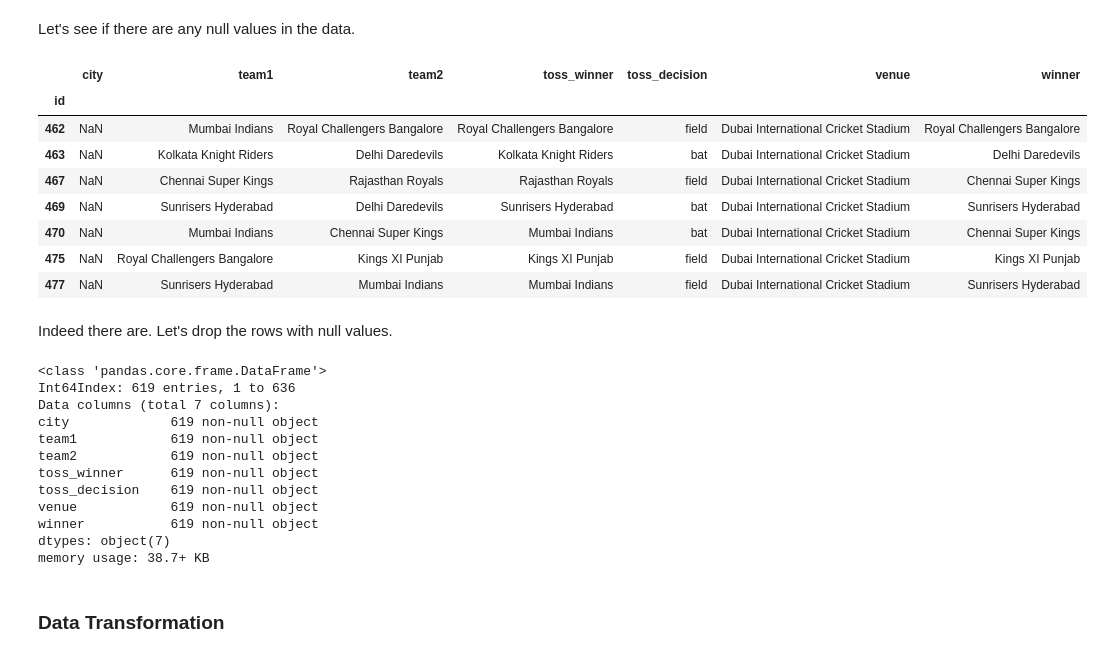
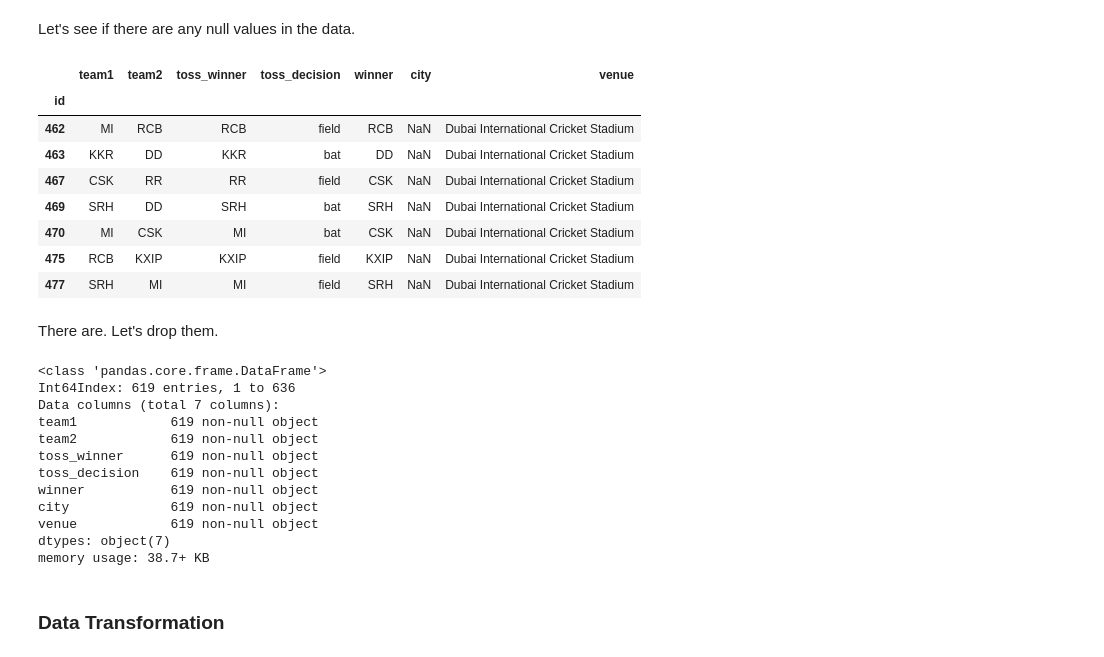
Before and after one commit to tanmay-kulkarni/general_ml, a Jupyter notebook: Cricket.ipynb, the cells around one changed output. Drawn from its saved outputs; the diff is of its cells as text; code cells hidden in the pictures.

```diff
--- a/Cricket.ipynb
+++ b/Cricket.ipynb
@@ -83,2 +96,22 @@ To help improve the model accuracy, let's remove the games which were either tie
 # %%
 df=df[df.result=='normal']
+# %%
+team_to_code = {'Mumbai Indians':'MI',
+'Chennai Super Kings':'CSK',
+'Kolkata Knight Riders':'KKR',
+'Royal Challengers Bangalore':'RCB',
+'Kings XI Punjab':'KXIP',
+'Rajasthan Royals':'RR',
+'Delhi Daredevils':'DD',
+'Sunrisers Hyderabad':'SRH',
+'Deccan Chargers':'DC',
+'Gujarat Lions':'GL',
+'Pune Warriors':'RPS',
+'Rising Pune Supergiant':'RPS',
+'Kochi Tuskers Kerala':'KTK',
+'Rising Pune Supergiants':'RPS'}
+
+df.team1=df.team1.map(team_to_code)
+df.team2=df.team2.map(team_to_code)
+df.toss_winner = df.toss_winner.map(team_to_code)
+df.winner = df.winner.map(team_to_code)
@@ -268,12 +293,9 @@ The reason for omiting the other features briefly are:
 winner is our target variable here.
 # %%
 #df_data = df[['season', 'city', 'team1', 'team2', 'toss_winner', 'toss_decision', 'venue', 'umpire1', 'umpire2', 'winner']]
-
 #df_data = df[['season', 'city', 'team1', 'team2', 'toss_winner','toss_decision', 'venue', 'winner']]
 
-df_data = df[[ 'city', 'team1', 'team2', 'toss_winner','toss_decision', 'venue', 'winner']]
-
-#df_Y = df['winner']
+df_data = df[[ 'team1', 'team2', 'toss_winner','toss_decision', 'winner', 'city', 'venue']]
 # %%
 df_data.head()
 # %% [output]
@@ -304,20 +326,20 @@ memory usage: 59.1+ KB
 # %% [markdown]
 Let's see if there are any null values in the data.
 # %%
-df_data[ df_data.venue.isnull() | df_data.toss_decision.isnull() | df_data.toss_winner.isnull() \
-   | df_data.team2.isnull() | df_data.team1.isnull() | df_data.city.isnull() ]
+df_data[  df_data.toss_decision.isnull() | df_data.toss_winner.isnull() \
+   | df_data.team2.isnull() | df_data.team1.isnull() | df_data.city.isnull() | df_data.venue.isnull()]
 # %% [output]
-|  | city | team1 | team2 | toss_winner | toss_decision | venue | winner |
+|  | team1 | team2 | toss_winner | toss_decision | winner | city | venue |
 | id |  |  |  |  |  |  |  |
-| 462 | NaN | Mumbai Indians | Royal Challengers Bangalore | Royal Challengers Bangalore | field | Dubai International Cricket Stadium | Royal Challengers Bangalore |
-| 463 | NaN | Kolkata Knight Riders | Delhi Daredevils | Kolkata Knight Riders | bat | Dubai International Cricket Stadium | Delhi Daredevils |
-| 467 | NaN | Chennai Super Kings | Rajasthan Royals | Rajasthan Royals | field | Dubai International Cricket Stadium | Chennai Super Kings |
-| 469 | NaN | Sunrisers Hyderabad | Delhi Daredevils | Sunrisers Hyderabad | bat | Dubai International Cricket Stadium | Sunrisers Hyderabad |
-| 470 | NaN | Mumbai Indians | Chennai Super Kings | Mumbai Indians | bat | Dubai International Cricket Stadium | Chennai Super Kings |
-| 475 | NaN | Royal Challengers Bangalore | Kings XI Punjab | Kings XI Punjab | field | Dubai International Cricket Stadium | Kings XI Punjab |
-| 477 | NaN | Sunrisers Hyderabad | Mumbai Indians | Mumbai Indians | field | Dubai International Cricket Stadium | Sunrisers Hyderabad |
+| 462 | MI | RCB | RCB | field | RCB | NaN | Dubai International Cricket Stadium |
+| 463 | KKR | DD | KKR | bat | DD | NaN | Dubai International Cricket Stadium |
+| 467 | CSK | RR | RR | field | CSK | NaN | Dubai International Cricket Stadium |
+| 469 | SRH | DD | SRH | bat | SRH | NaN | Dubai International Cricket Stadium |
+| 470 | MI | CSK | MI | bat | CSK | NaN | Dubai International Cricket Stadium |
+| 475 | RCB | KXIP | KXIP | field | KXIP | NaN | Dubai International Cricket Stadium |
+| 477 | SRH | MI | MI | field | SRH | NaN | Dubai International Cricket Stadium |
 # %% [markdown]
-Indeed there are. Let's drop the rows with null values.
+There are. Let's drop them.
 # %%
 df_data.dropna(how='any', inplace=True)
 # %%
@@ -326,13 +348,13 @@ df_data.info()
 <class 'pandas.core.frame.DataFrame'>
 Int64Index: 619 entries, 1 to 636
 Data columns (total 7 columns):
-city             619 non-null object
 team1            619 non-null object
 team2            619 non-null object
 toss_winner      619 non-null object
 toss_decision    619 non-null object
+winner           619 non-null object
+city             619 non-null object
 venue            619 non-null object
-winner           619 non-null object
 dtypes: object(7)
 memory usage: 38.7+ KB
 # %% [markdown]
```
Also changed, not shown: parts of 38 cells of this notebook.
